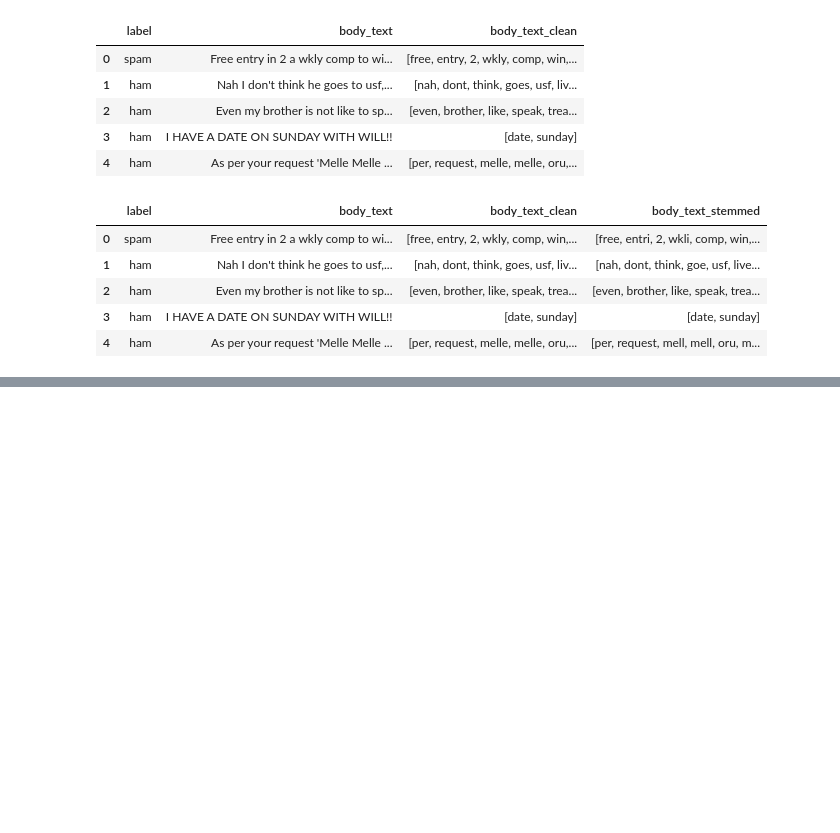
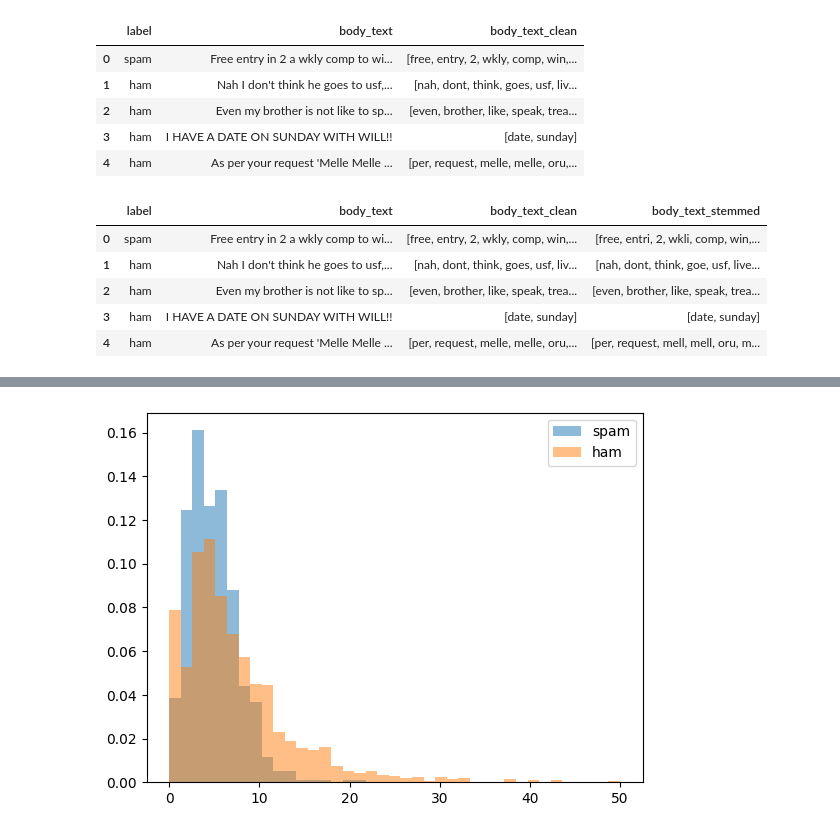
Before and after one commit to narayanacharyuluchitroju/NLP, a Jupyter notebook: ch1.ipynb, the cells around one changed output, grey strips where cells are left out. Cells and saved outputs as stored; diff of their text form; code cells hidden in the pictures; blank space fills up the shorter version.

```diff
--- a/ch1.ipynb
+++ b/ch1.ipynb
@@ -313,0 +444,6 @@ ps = nltk.PorterStemmer()
+# %%
+data = pd.read_csv("SMSSpamCollection.tsv",sep='\t')
+data.columns = ['label','body_text']
+# %%
+data['body_len']=data['body_text'].apply(lambda x:len(x)-x.count(" "))
+data.head()
@@ -313,0 +457,10 @@ ps = nltk.PorterStemmer()
+# %%
+import string
+
+def count_punct(text):
+    count = sum([1 for char in text if char in string.punctuation])
+    return round(count/(len(text)-text.count(" ")),3)*100
+
+data['punct%']=data['body_text'].apply(lambda x:count_punct(x))
+
+data.head()
@@ -313,0 +478,8 @@ ps = nltk.PorterStemmer()
+# %%
+bins = np.linspace(0,50,40)
+pyplot.hist(data[data['label']=='spam']['punct%'],bins,alpha=0.5,density=True,label='spam')
+pyplot.hist(data[data['label']=='ham']['punct%'],bins,alpha=0.5,density=True,label='ham')
+pyplot.legend(loc='upper right')
+pyplot.show()
+# %% [output]
+[figure, added]
```
Also changed, not shown: parts of 22 cells of this notebook, 1 other file.
